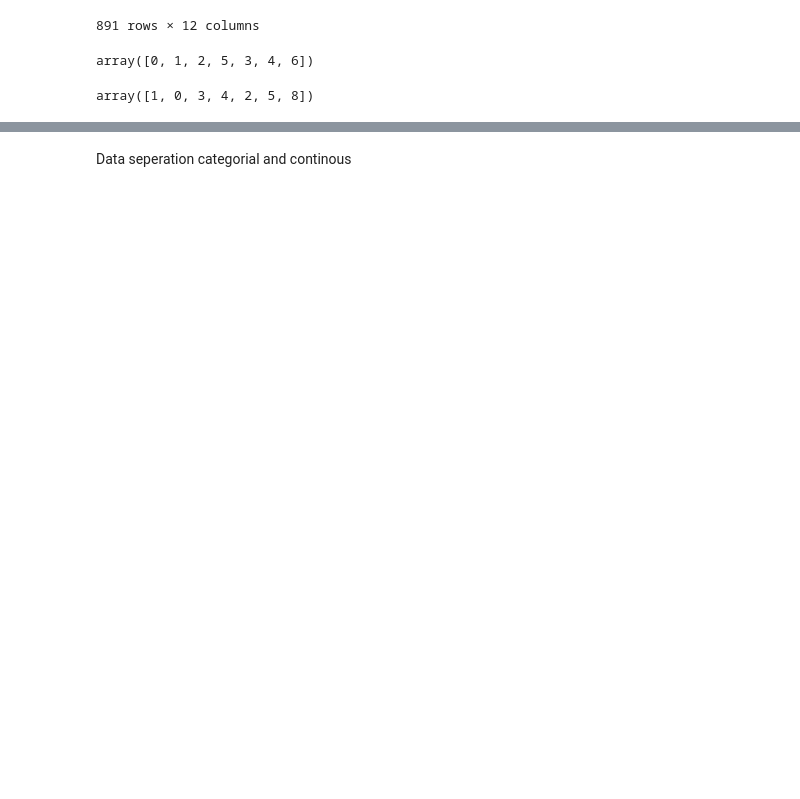
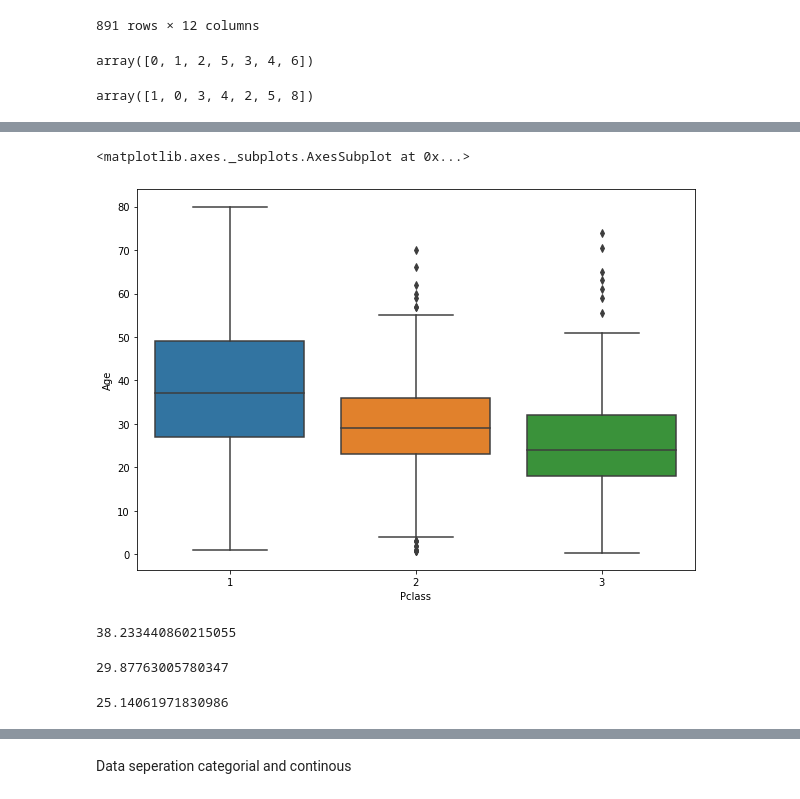
Before and after one commit to euguroglu/Kaggle, a Jupyter notebook: Kaggle_Titanic_Survival_Classification_01.ipynb, the cells around one changed output, grey strips where cells are left out. Cells and saved outputs as stored; diff of their text form; code cells hidden in the pictures; blank space fills up the shorter version.

```diff
--- a/Kaggle_Titanic_Survival_Classification_01.ipynb
+++ b/Kaggle_Titanic_Survival_Classification_01.ipynb
@@ -66,0 +62,21 @@ df
+# %%
+plt.figure(figsize=(10,7))
+sns.boxplot(x='Pclass',y='Age',data=df)
+# %% [output]
+<matplotlib.axes._subplots.AxesSubplot at 0x...>
+[figure, added]
+# %%
+class_1 = df[df['Pclass'] == 1]
+class_1['Age'].mean()
+# %% [output]
+38.233440860215055
+# %%
+class_2 = df[df['Pclass'] == 2]
+class_2['Age'].mean()
+# %% [output]
+29.87763005780347
+# %%
+class_3 = df[df['Pclass'] == 3]
+class_3['Age'].mean()
+# %% [output]
+25.14061971830986
```
Also changed, not shown: parts of 23 cells of this notebook.
